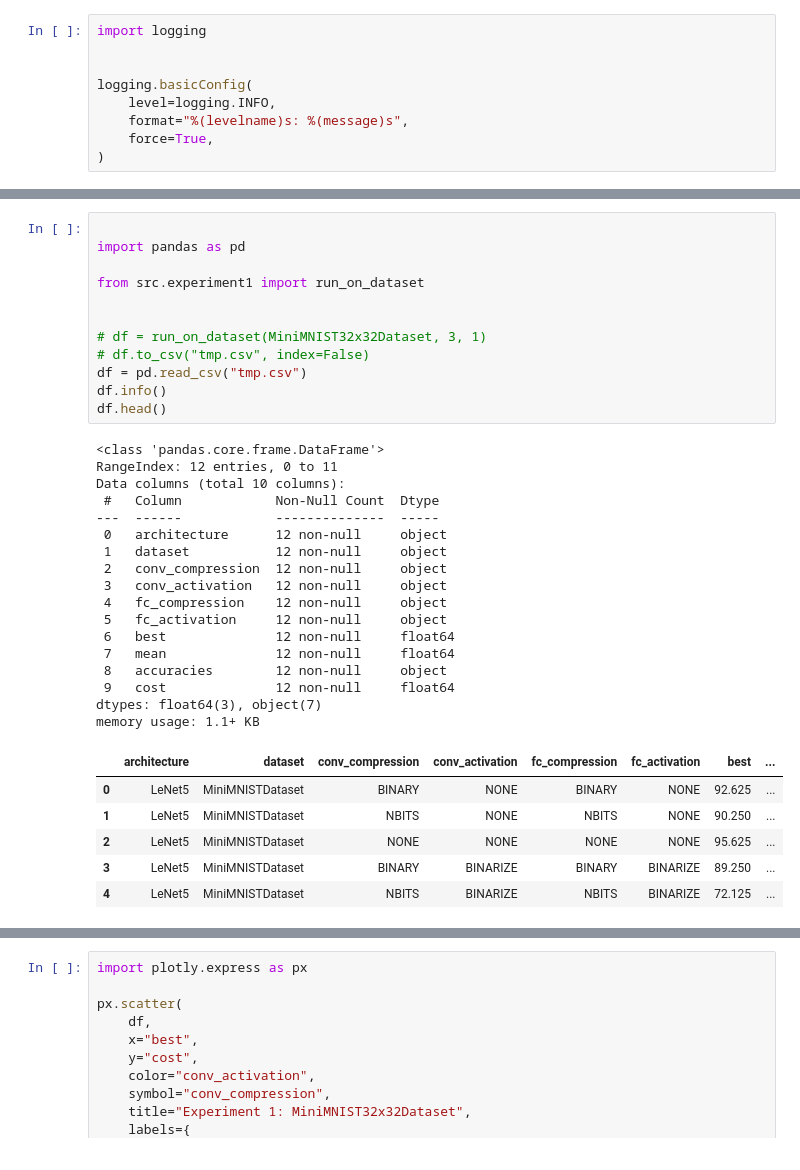
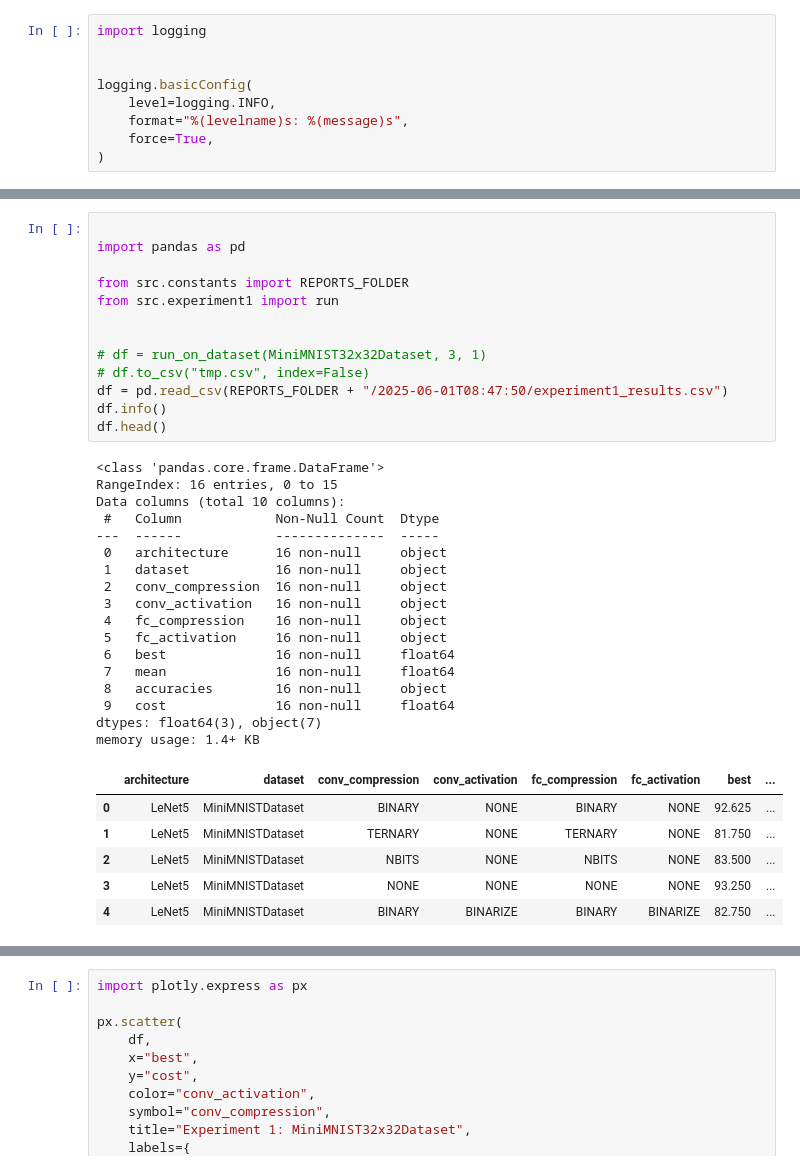
Before and after one commit to DiceNameIsMy/neural-networks-compression, a Jupyter notebook: src/notebooks/experiment1.ipynb, the cells around one changed output, grey strips where cells are left out. Saved outputs shown, nothing was run; the diff lists cells and outputs as text.

```diff
--- a/src/notebooks/experiment1.ipynb
+++ b/src/notebooks/experiment1.ipynb
@@ -31,39 +87,40 @@ evaluator.evaluate_complexity(params)
 # %%
 
 import pandas as pd
 
-from src.experiment1 import run_on_dataset
+from src.constants import REPORTS_FOLDER
+from src.experiment1 import run
 
 
 # df = run_on_dataset(MiniMNIST32x32Dataset, 3, 1)
 # df.to_csv("tmp.csv", index=False)
-df = pd.read_csv("tmp.csv")
+df = pd.read_csv(REPORTS_FOLDER + "/2025-06-01T08:47:50/experiment1_results.csv")
 df.info()
 df.head()
 # %% [output]
 <class 'pandas.core.frame.DataFrame'>
-RangeIndex: 12 entries, 0 to 11
+RangeIndex: 16 entries, 0 to 15
 Data columns (total 10 columns):
  #   Column            Non-Null Count  Dtype
 ---  ------            --------------  -----
- 0   architecture      12 non-null     object
- 1   dataset           12 non-null     object
- 2   conv_compression  12 non-null     object
- 3   conv_activation   12 non-null     object
- 4   fc_compression    12 non-null     object
- 5   fc_activation     12 non-null     object
- 6   best              12 non-null     float64
- 7   mean              12 non-null     float64
- 8   accuracies        12 non-null     object
- 9   cost              12 non-null     float64
+ 0   architecture      16 non-null     object
+ 1   dataset           16 non-null     object
+ 2   conv_compression  16 non-null     object
+ 3   conv_activation   16 non-null     object
+ 4   fc_compression    16 non-null     object
+ 5   fc_activation     16 non-null     object
+ 6   best              16 non-null     float64
+ 7   mean              16 non-null     float64
+ 8   accuracies        16 non-null     object
+ 9   cost              16 non-null     float64
 dtypes: float64(3), object(7)
-memory usage: 1.1+ KB
+memory usage: 1.4+ KB
 |  | architecture | dataset | conv_compression | conv_activation | fc_compression | fc_activation | best | ... |
 | 0 | LeNet5 | MiniMNISTDataset | BINARY | NONE | BINARY | NONE | 92.625 | ... |
-| 1 | LeNet5 | MiniMNISTDataset | NBITS | NONE | NBITS | NONE | 90.250 | ... |
-| 2 | LeNet5 | MiniMNISTDataset | NONE | NONE | NONE | NONE | 95.625 | ... |
-| 3 | LeNet5 | MiniMNISTDataset | BINARY | BINARIZE | BINARY | BINARIZE | 89.250 | ... |
-| 4 | LeNet5 | MiniMNISTDataset | NBITS | BINARIZE | NBITS | BINARIZE | 72.125 | ... |
+| 1 | LeNet5 | MiniMNISTDataset | TERNARY | NONE | TERNARY | NONE | 81.750 | ... |
+| 2 | LeNet5 | MiniMNISTDataset | NBITS | NONE | NBITS | NONE | 83.500 | ... |
+| 3 | LeNet5 | MiniMNISTDataset | NONE | NONE | NONE | NONE | 93.250 | ... |
+| 4 | LeNet5 | MiniMNISTDataset | BINARY | BINARIZE | BINARY | BINARIZE | 82.750 | ... |
 # %%
 relu_df = df.loc[df["conv_activation"] == "RELU"]
 relu_df
```
Also changed, not shown: parts of 5 cells of this notebook, 7 other files.
